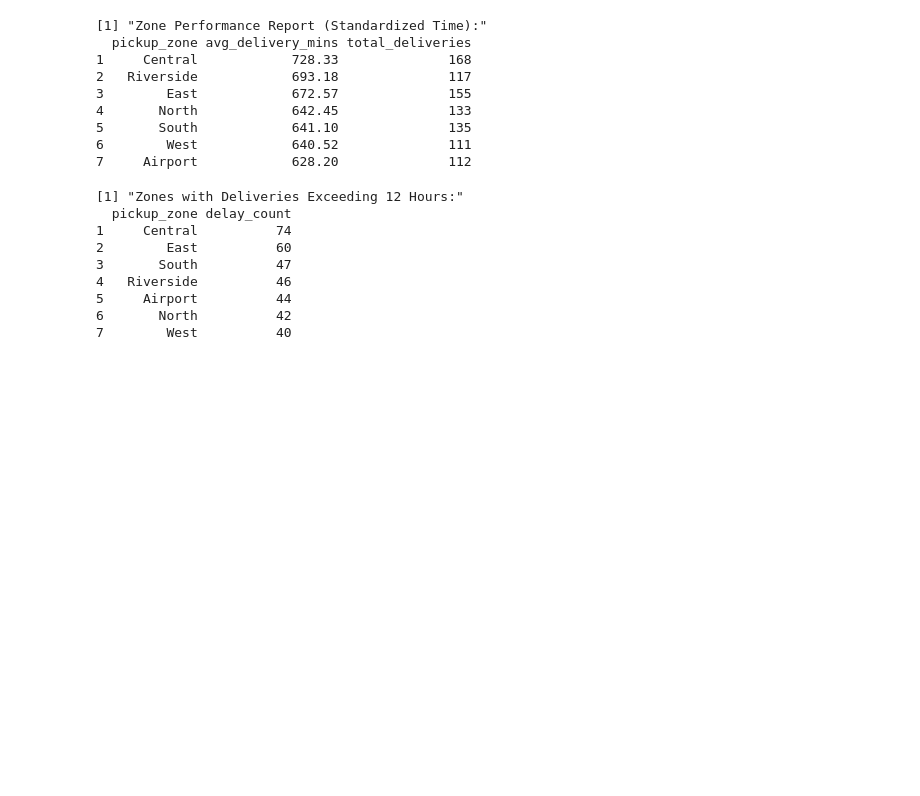
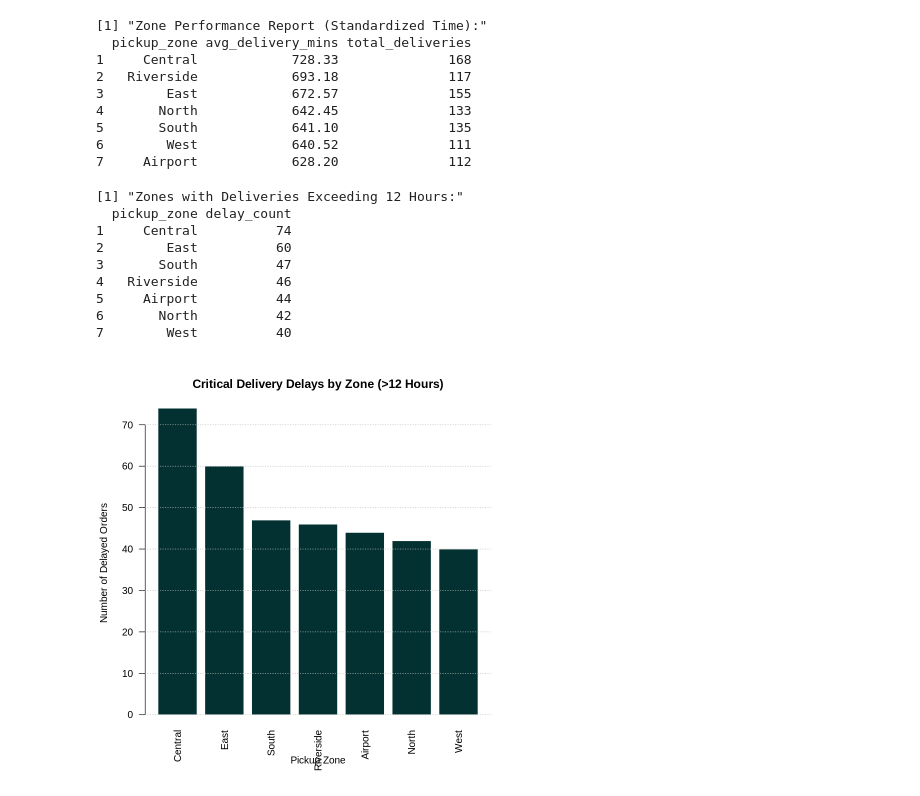
Before and after one commit to Shukra865/NorthStar_Data_Project, a Jupyter notebook: NorthStar_R_Analysis.ipynb, the cells around one changed output. Saved outputs shown, nothing was run; the diff lists cells and outputs as text; code cells hidden in the pictures; blank space fills up the shorter version.

```diff
--- a/NorthStar_R_Analysis.ipynb
+++ b/NorthStar_R_Analysis.ipynb
@@ -147,3 +147,20 @@ print(critical_delays)
 5     Airport          44
 6       North          42
 7        West          40
+# %%
+# --- DATA VISUALIZATION ---
+# Creating a professional bar chart for the Final Report
+# This visualizes the 'Critical Delays' identified in the SQL query
+barplot(critical_delays$delay_count,
+        names.arg = critical_delays$pickup_zone,
+        col = "#033131", # Using your specific brand green
+        main = "Critical Delivery Delays by Zone (>12 Hours)",
+        ylab = "Number of Delayed Orders",
+        xlab = "Pickup Zone",
+        las = 2,        # Rotates zone names for readability
+        border = "white")
+
+# Adding a grid for a high-end look
+grid(nx = NA, ny = NULL, col = "gray", lty = "dotted")
+# %% [output]
+[figure, added]
```
Also changed, not shown: parts of 1 cell of this notebook.
